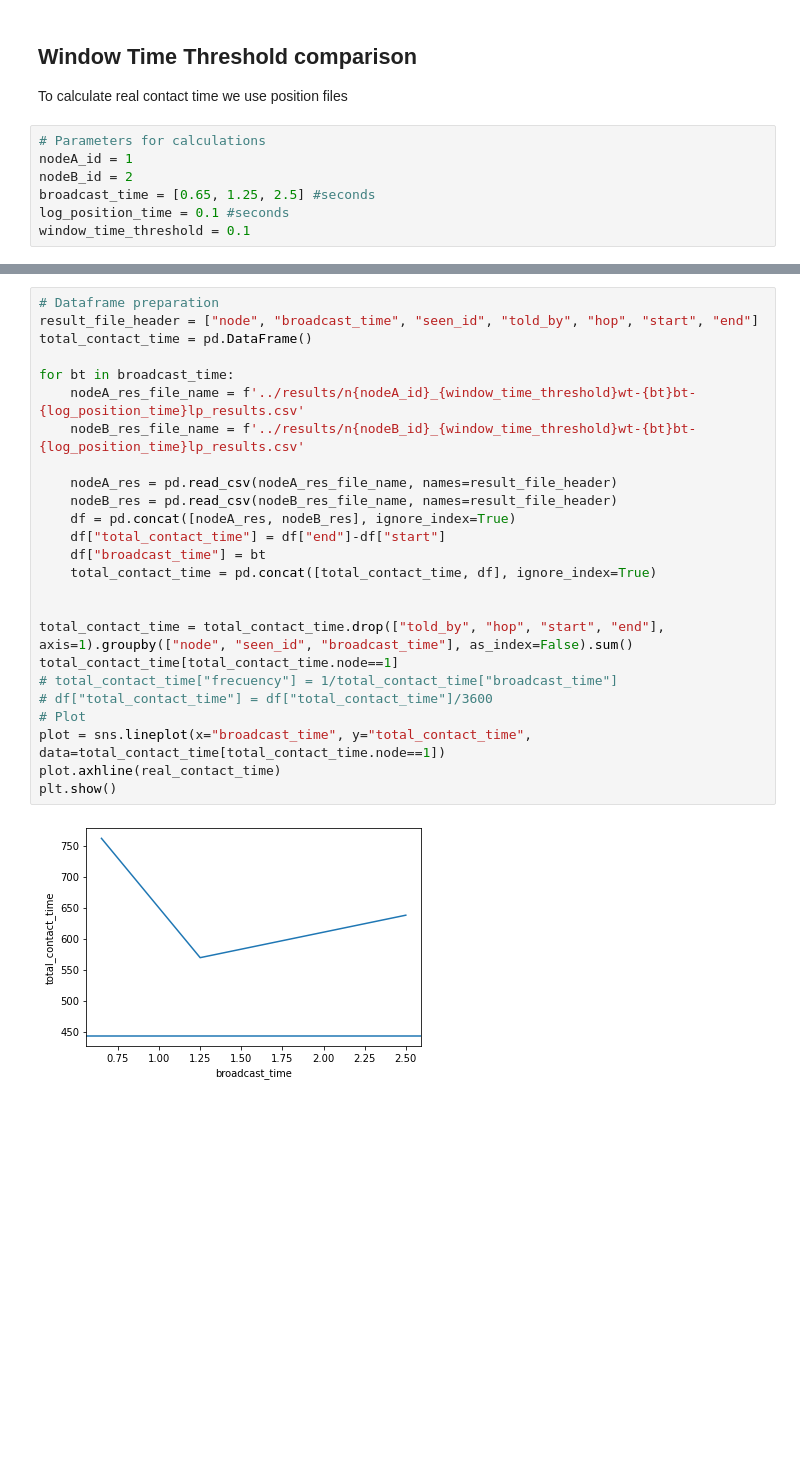
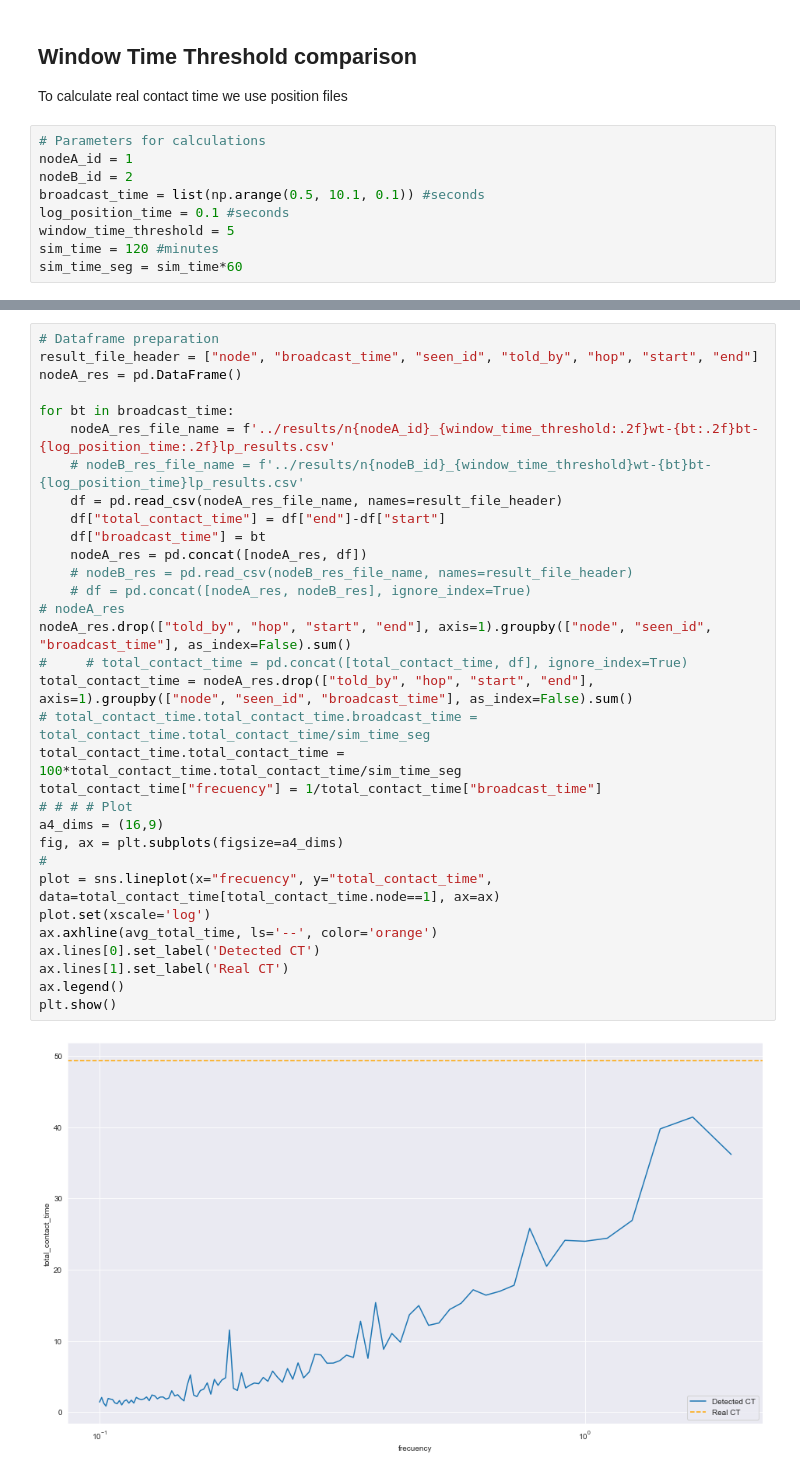
Before and after one commit to ramirofd/contact_tracing_sim, a Jupyter notebook: py_ntbks/Untitled.ipynb, the cells around one changed output, grey strips where cells are left out. Saved outputs shown, nothing was run; the diff lists cells and outputs as text; blank space fills up the shorter version.

Commit message:
charts on progress

```diff
--- a/py_ntbks/Untitled.ipynb
+++ b/py_ntbks/Untitled.ipynb
@@ -11,7 +11,9 @@ To calculate real contact time we use position files
 # Parameters for calculations
 nodeA_id = 1
 nodeB_id = 2
-broadcast_time = [0.65, 1.25, 2.5] #seconds
+broadcast_time = list(np.arange(0.5, 10.1, 0.1)) #seconds
 log_position_time = 0.1 #seconds
-window_time_threshold = 0.1
+window_time_threshold = 5
+sim_time = 120 #minutes
+sim_time_seg = sim_time*60
 # %%
@@ -52,27 +49,34 @@ Now we prepare and plot total contact time based vs window time threshold and co
 # %%
 # Dataframe preparation
 result_file_header = ["node", "broadcast_time", "seen_id", "told_by", "hop", "start", "end"]
-total_contact_time = pd.DataFrame()
+nodeA_res = pd.DataFrame()
 
 for bt in broadcast_time:
-    nodeA_res_file_name = f'../results/n{nodeA_id}_{window_time_threshold}wt-{bt}bt-{log_position_time}lp_results.csv'
-    nodeB_res_file_name = f'../results/n{nodeB_id}_{window_time_threshold}wt-{bt}bt-{log_position_time}lp_results.csv'
-
-    nodeA_res = pd.read_csv(nodeA_res_file_name, names=result_file_header)
-    nodeB_res = pd.read_csv(nodeB_res_file_name, names=result_file_header)
-    df = pd.concat([nodeA_res, nodeB_res], ignore_index=True)
+    nodeA_res_file_name = f'../results/n{nodeA_id}_{window_time_threshold:.2f}wt-{bt:.2f}bt-{log_position_time:.2f}lp_results.csv'
+    # nodeB_res_file_name = f'../results/n{nodeB_id}_{window_time_threshold}wt-{bt}bt-{log_position_time}lp_results.csv'
+    df = pd.read_csv(nodeA_res_file_name, names=result_file_header)
     df["total_contact_time"] = df["end"]-df["start"]
     df["broadcast_time"] = bt
-    total_contact_time = pd.concat([total_contact_time, df], ignore_index=True)
-
-
-total_contact_time = total_contact_time.drop(["told_by", "hop", "start", "end"], axis=1).groupby(["node", "seen_id", "broadcast_time"], as_index=False).sum()
-total_contact_time[total_contact_time.node==1]
-# total_contact_time["frecuency"] = 1/total_contact_time["broadcast_time"]
-# df["total_contact_time"] = df["total_contact_time"]/3600
-# Plot
-plot = sns.lineplot(x="broadcast_time", y="total_contact_time", data=total_contact_time[total_contact_time.node==1])
-plot.axhline(real_contact_time)
+    nodeA_res = pd.concat([nodeA_res, df])
+    # nodeB_res = pd.read_csv(nodeB_res_file_name, names=result_file_header)
+    # df = pd.concat([nodeA_res, nodeB_res], ignore_index=True)
+# nodeA_res
+nodeA_res.drop(["told_by", "hop", "start", "end"], axis=1).groupby(["node", "seen_id", "broadcast_time"], as_index=False).sum()
+#     # total_contact_time = pd.concat([total_contact_time, df], ignore_index=True)
+total_contact_time = nodeA_res.drop(["told_by", "hop", "start", "end"], axis=1).groupby(["node", "seen_id", "broadcast_time"], as_index=False).sum()
+# total_contact_time.total_contact_time.broadcast_time = total_contact_time.total_contact_time/sim_time_seg
+total_contact_time.total_contact_time = 100*total_contact_time.total_contact_time/sim_time_seg
+total_contact_time["frecuency"] = 1/total_contact_time["broadcast_time"]
+# # # # Plot
+a4_dims = (16,9)
+fig, ax = plt.subplots(figsize=a4_dims)
+#
+plot = sns.lineplot(x="frecuency", y="total_contact_time", data=total_contact_time[total_contact_time.node==1], ax=ax)
+plot.set(xscale='log')
+ax.axhline(avg_total_time, ls='--', color='orange')
+ax.lines[0].set_label('Detected CT')
+ax.lines[1].set_label('Real CT')
+ax.legend()
 plt.show()
 # %% [output]
-[figure, old version]
+[figure, new version]
```
Also changed, not shown: parts of 3 cells of this notebook, 8 other files.
